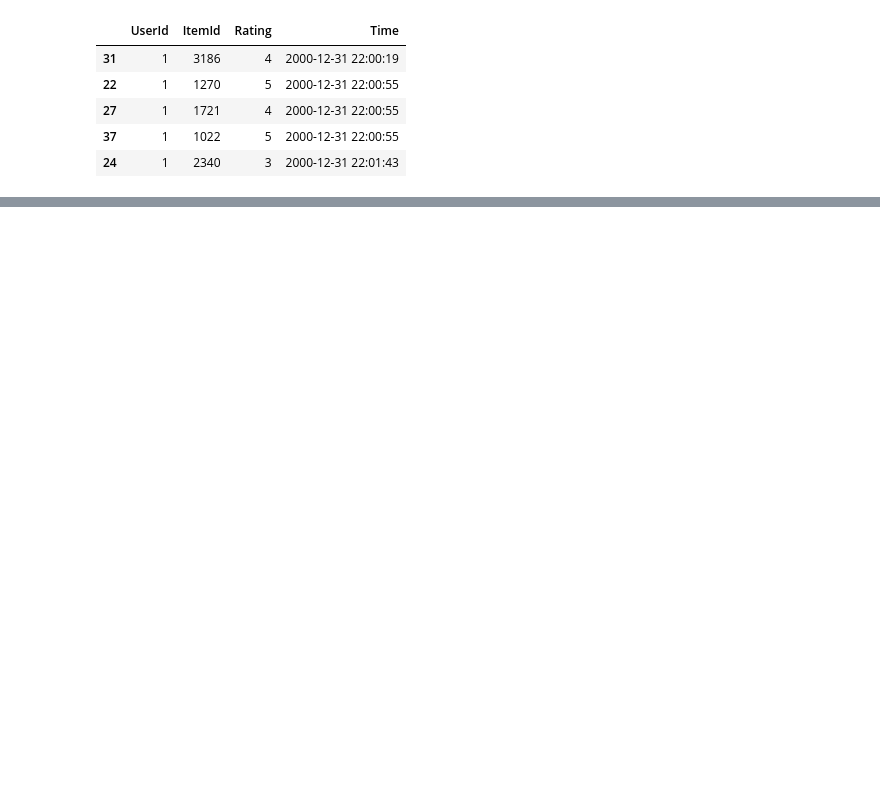
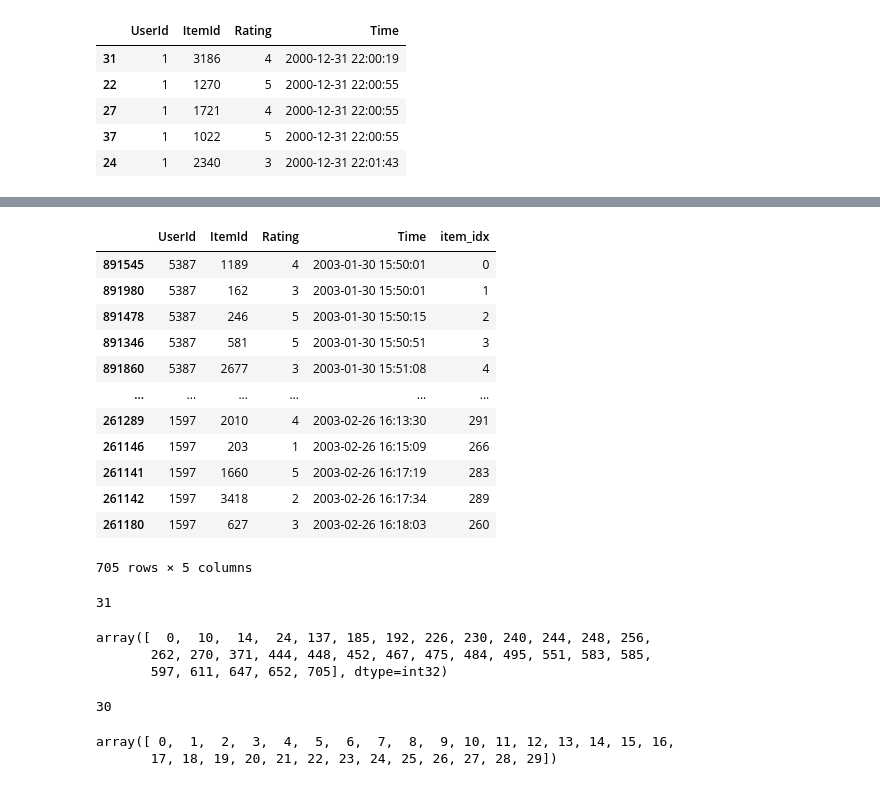
Before and after one commit to yhs2773/AIFFEL, a Jupyter notebook: Exploration/16/[Exp-16] 다음에 볼 영화 예측하기.ipynb, the cells around one changed output, grey strips where cells are left out. Cells and saved outputs as stored; diff of their text form; code cells hidden in the pictures; blank space fills up the shorter version.

```diff
--- a/Exploration/16/[Exp-16] 다음에 볼 영화 예측하기.ipynb
+++ b/Exploration/16/[Exp-16] 다음에 볼 영화 예측하기.ipynb
@@ -276,3 +103,0 @@ def cleanse_unpopular_item(data: pd.DataFrame, least_click):
-# %%
-data = cleanse_recursive(data, shortest=21, least_click=2)
-data
@@ -494,0 +256,5 @@ tr_dataset.df.head(15)
+# %%
+# clease data
+data = cleanse_recursive(data, shortest=4, least_click=2)
+data.sort_values(by=['Time'], inplace=True)
+data
@@ -494,0 +275,11 @@ tr_dataset.df.head(15)
+# %%
+# train/valid/test splits in session-based recommendation by date
+def split_by_date(data: pd.DataFrame, n_days: int):
+    final_time = data['Time'].max()
+    user_in_train = data[data['Time'] < final_time - dt.timedelta(n_days)]
+    user_in_test = data[data['Time'] >= final_time - dt.timedelta(n_days)]
+
+    before_date = user_in_train
+    after_date = user_in_test
+
+    return before_date, after_date
@@ -494,0 +344,53 @@ tr_dataset.df.head(15)
+# %%
+# when given data, find the idx of session starting point and newly indexed value of the session by creating class
+class SessionDataset:
+    """Credit to yhs-968/pyGRU4REC."""
+
+    def __init__(self, data):
+        self.df = data
+        self.click_offsets = self.get_click_offsets()
+        self.session_idx = np.arange(self.df['UserId'].nunique())  # indexing to UserId
+
+    def get_click_offsets(self):
+        """
+        Return the indexes of the first click of each user IDs,
+        """
+        offsets = np.zeros(self.df['UserId'].nunique() + 1, dtype=np.int32)
+        # group & sort the df by session_key and get the offset values
+        offsets[1:] = self.df.groupby('UserId').size().cumsum()
+        return offsets
+# %%
+# click_offsets instance has idx of each session starting location
+# session_idx instance has np.array of each session's index in range
+
+tr_dataset = SessionDataset(tr)
+tr_dataset.df
+# %% [output]
+|  | UserId | ItemId | Rating | Time | item_idx |
+| 891545 | 5387 | 1189 | 4 | 2003-01-30 15:50:01 | 0 |
+| 891980 | 5387 | 162 | 3 | 2003-01-30 15:50:01 | 1 |
+| 891478 | 5387 | 246 | 5 | 2003-01-30 15:50:15 | 2 |
+| 891346 | 5387 | 581 | 5 | 2003-01-30 15:50:51 | 3 |
+| 891860 | 5387 | 2677 | 3 | 2003-01-30 15:51:08 | 4 |
+| ... | ... | ... | ... | ... | ... |
+| 261289 | 1597 | 2010 | 4 | 2003-02-26 16:13:30 | 291 |
+| 261146 | 1597 | 203 | 1 | 2003-02-26 16:15:09 | 266 |
+| 261141 | 1597 | 1660 | 5 | 2003-02-26 16:17:19 | 283 |
+| 261142 | 1597 | 3418 | 2 | 2003-02-26 16:17:34 | 289 |
+| 261180 | 1597 | 627 | 3 | 2003-02-26 16:18:03 | 260 |
+705 rows × 5 columns
+# %%
+print(len(tr_dataset.click_offsets))
+tr_dataset.click_offsets
+# %% [output]
+31
+array([  0,  10,  14,  24, 137, 185, 192, 226, 230, 240, 244, 248, 256,
+       262, 270, 371, 444, 448, 452, 467, 475, 484, 495, 551, 583, 585,
+       597, 611, 647, 652, 705], dtype=int32)
+# %%
+print(len(tr_dataset.session_idx))
+tr_dataset.session_idx
+# %% [output]
+30
+array([ 0,  1,  2,  3,  4,  5,  6,  7,  8,  9, 10, 11, 12, 13, 14, 15, 16,
+       17, 18, 19, 20, 21, 22, 23, 24, 25, 26, 27, 28, 29])
```
Also changed, not shown: parts of 91 cells of this notebook.
